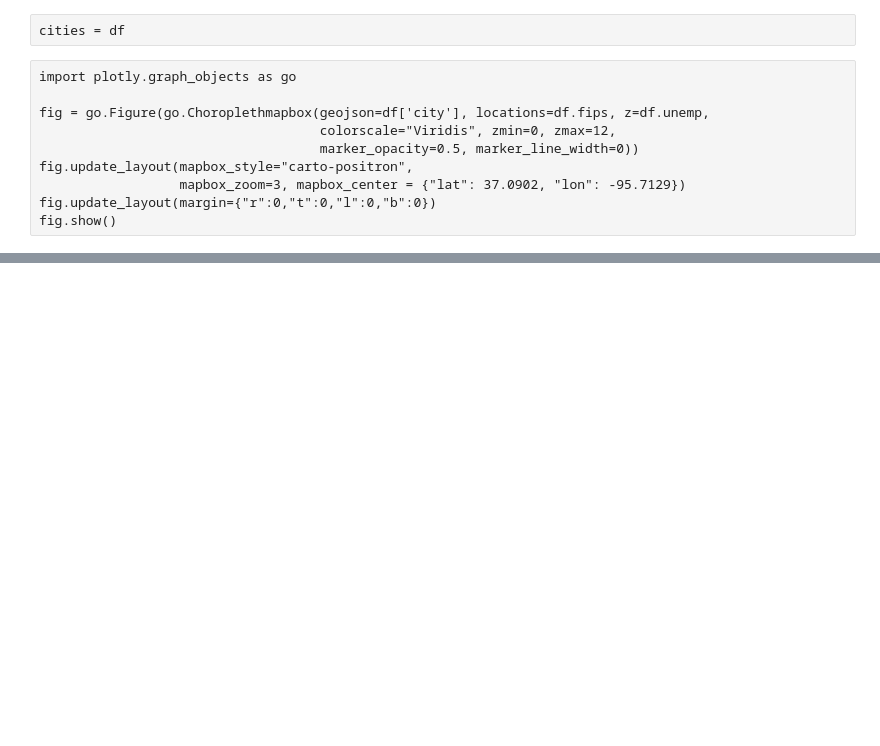
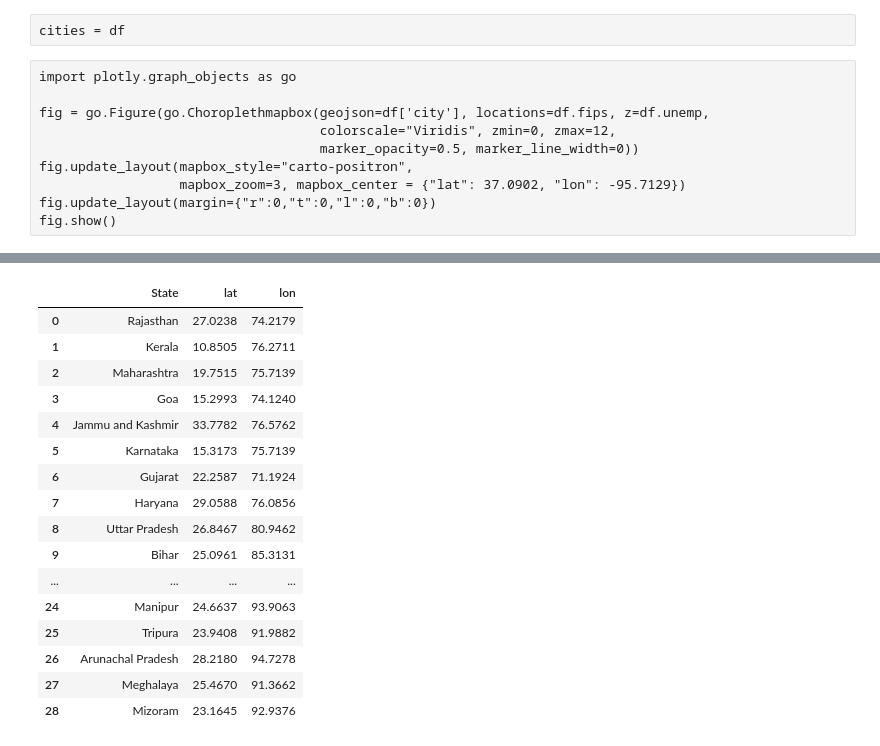
Before and after one commit to aniruddhakal/India-Covid-19-RestAPI, a Jupyter notebook: Notebooks/Plotly map.ipynb, the cells around one changed output, grey strips where cells are left out. Cells and saved outputs as stored; diff of their text form; code cells hidden in the pictures; blank space fills up the shorter version.

```diff
--- a/Notebooks/Plotly map.ipynb
+++ b/Notebooks/Plotly map.ipynb
@@ -112,3 +112,24 @@ fig.update_layout(margin={"r":0,"t":0,"l":0,"b":0})
 fig.show()
 # %% [output]
 [interactive output not drawn]
+# %%
+indian_states_df = pd.read_csv('../data/Indian_States.csv')
+indian_states_df
+# %% [output]
+|  | State | lat | lon |
+| 0 | Rajasthan | 27.0238 | 74.2179 |
+| 1 | Kerala | 10.8505 | 76.2711 |
+| 2 | Maharashtra | 19.7515 | 75.7139 |
+| 3 | Goa | 15.2993 | 74.1240 |
+| 4 | Jammu and Kashmir | 33.7782 | 76.5762 |
+| 5 | Karnataka | 15.3173 | 75.7139 |
+| 6 | Gujarat | 22.2587 | 71.1924 |
+| 7 | Haryana | 29.0588 | 76.0856 |
+| 8 | Uttar Pradesh | 26.8467 | 80.9462 |
+| 9 | Bihar | 25.0961 | 85.3131 |
+| ... | ... | ... | ... |
+| 24 | Manipur | 24.6637 | 93.9063 |
+| 25 | Tripura | 23.9408 | 91.9882 |
+| 26 | Arunachal Pradesh | 28.2180 | 94.7278 |
+| 27 | Meghalaya | 25.4670 | 91.3662 |
+| 28 | Mizoram | 23.1645 | 92.9376 |
```
Also changed, not shown: parts of 5 cells of this notebook, 3 other files.
